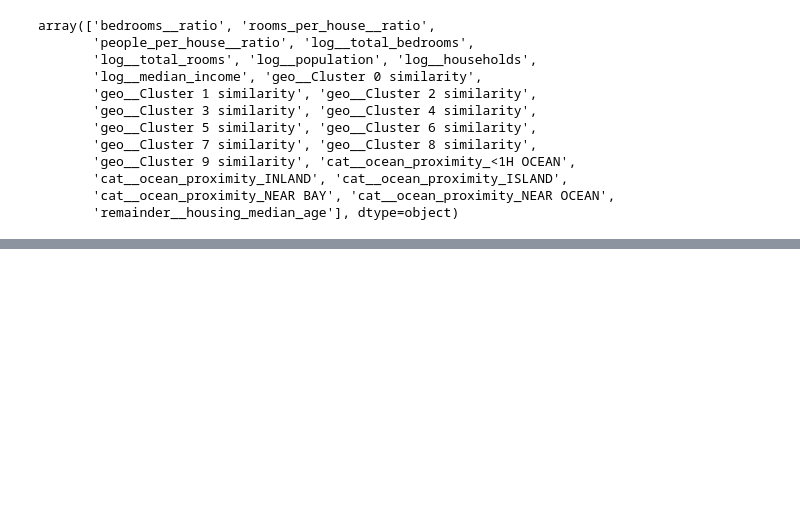
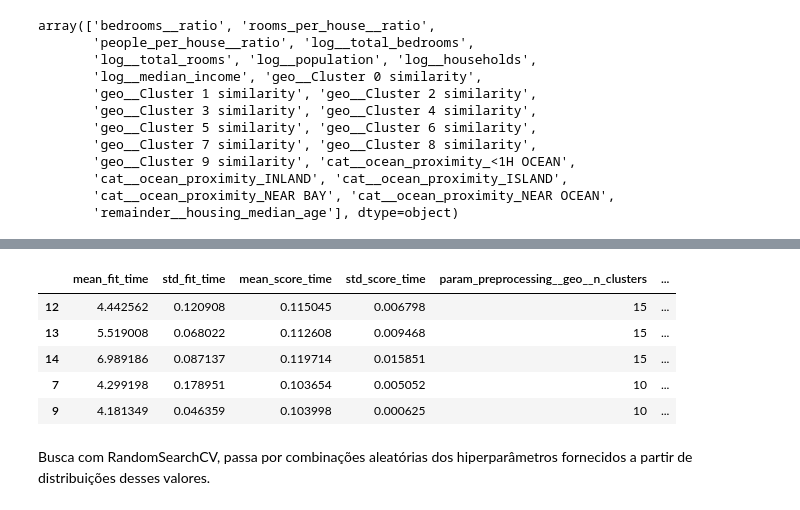
Before and after one commit to vinicius-souza-lima/handson_ml_book, a Jupyter notebook: chapter2.ipynb, the cells around one changed output, grey strips where cells are left out. Drawn from its saved outputs; the diff is of its cells as text; code cells hidden in the pictures; blank space fills up the shorter version.

```diff
--- a/chapter2.ipynb
+++ b/chapter2.ipynb
@@ -698,0 +689,7 @@ array(['bedrooms__ratio', 'rooms_per_house__ratio',
+# %%
+linear_reg = make_pipeline(preprocessing, LinearRegression())
+linear_reg.fit(housing, housing_labels)
+
+housing_predictions = linear_reg.predict(housing)
+display(housing_predictions[:5].round(-2))
+housing_labels.iloc[:5].values
@@ -698,0 +704,8 @@ array(['bedrooms__ratio', 'rooms_per_house__ratio',
+# %%
+tree_reg = make_pipeline(preprocessing,DecisionTreeClassifier(random_state=42))
+tree_reg.fit(housing,housing_labels)
+
+housing_predictions = tree_reg.predict(housing)
+tree_rmse = root_mean_squared_error(housing_labels,housing_predictions)
+
+tree_rmse
@@ -698,0 +751,5 @@ array(['bedrooms__ratio', 'rooms_per_house__ratio',
+# %%
+full_pipeline = Pipeline([
+    ("preprocessing", preprocessing),
+    ("random_forest", RandomForestRegressor(random_state=42))
+])
@@ -698,0 +779,14 @@ array(['bedrooms__ratio', 'rooms_per_house__ratio',
+# %%
+param_grid = [
+    {
+        "preprocessing__geo__n_clusters": [5,8,10],
+        "random_forest__max_features": [4,6,8]
+    },
+    {
+        "preprocessing__geo__n_clusters": [10,15],
+        "random_forest__max_features": [6,8,10]
+    }
+]
+
+grid_search = GridSearchCV(full_pipeline,param_grid,cv=3,scoring="neg_root_mean_squared_error")
+grid_search.fit(housing,housing_labels)
@@ -698,0 +837,13 @@ array(['bedrooms__ratio', 'rooms_per_house__ratio',
+# %%
+cv_res = pd.DataFrame(grid_search.cv_results_)
+cv_res.sort_values(by= "mean_test_score", ascending=False, inplace=True)
+cv_res.head()
+# %% [output]
+|  | mean_fit_time | std_fit_time | mean_score_time | std_score_time | param_preprocessing__geo__n_clusters | ... |
+| 12 | 4.442562 | 0.120908 | 0.115045 | 0.006798 | 15 | ... |
+| 13 | 5.519008 | 0.068022 | 0.112608 | 0.009468 | 15 | ... |
+| 14 | 6.989186 | 0.087137 | 0.119714 | 0.015851 | 15 | ... |
+| 7 | 4.299198 | 0.178951 | 0.103654 | 0.005052 | 10 | ... |
+| 9 | 4.181349 | 0.046359 | 0.103998 | 0.000625 | 10 | ... |
+# %% [markdown]
+Busca com RandomSearchCV, passa por combinações aleatórias dos hiperparâmetros fornecidos a partir de distribuições desses valores.
```
Also changed, not shown: parts of 41 cells of this notebook.
